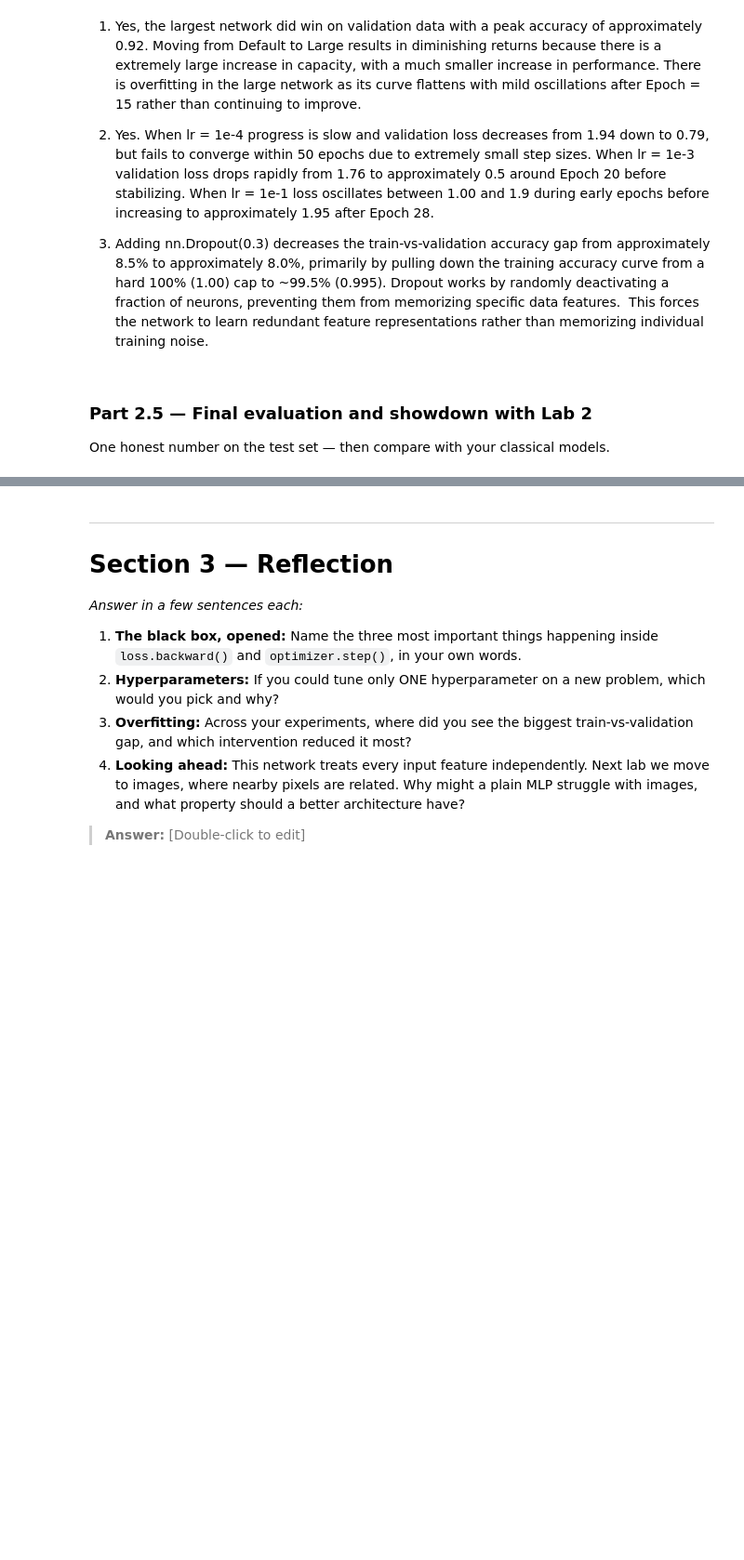
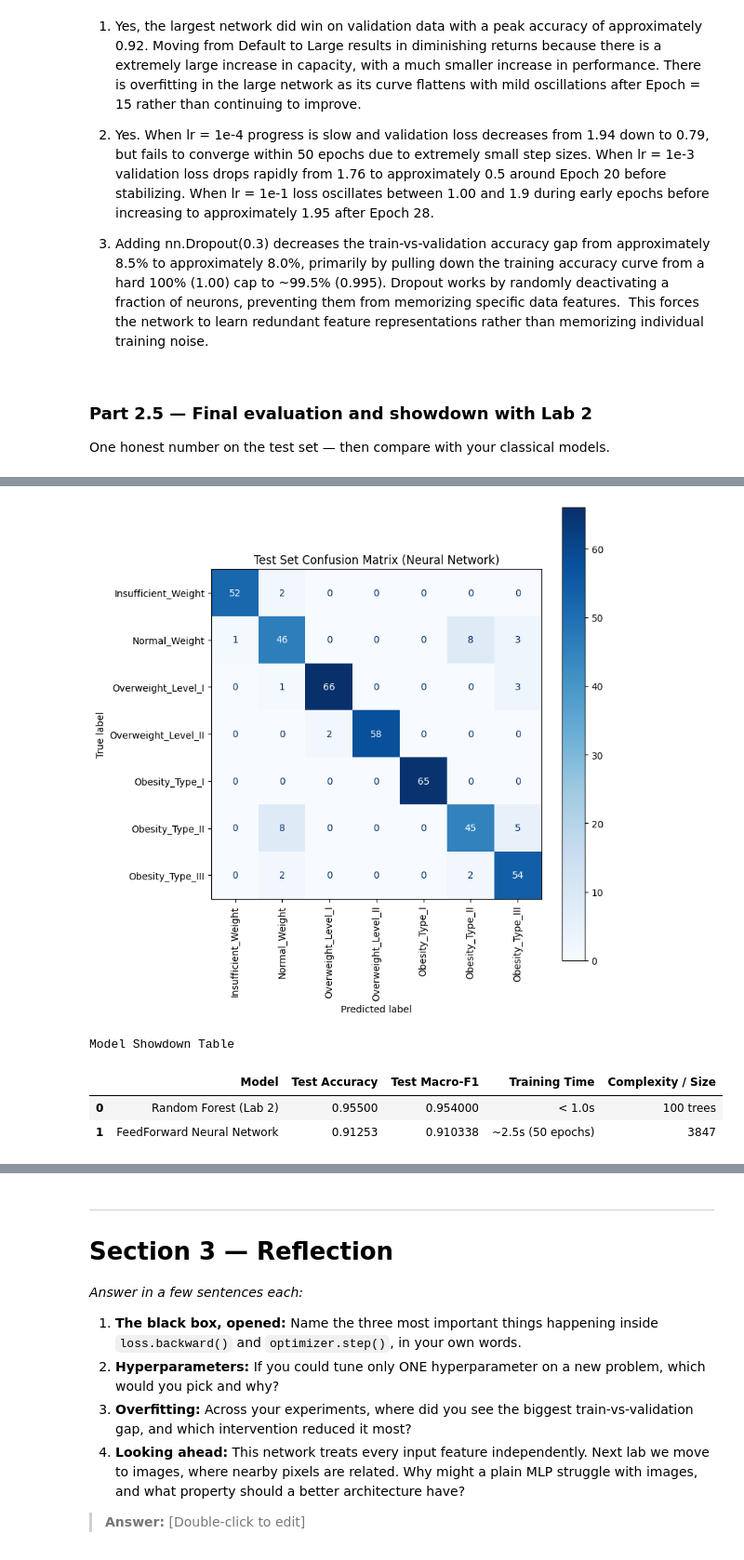
Before and after one commit to abakwofie/lab-3, a Jupyter notebook: lab_3.ipynb, the cells around one changed output, grey strips where cells are left out. Shown at 93% size. Cells and saved outputs as stored; diff of their text form; code cells hidden in the pictures; blank space fills up the shorter version.

```diff
--- a/lab_3.ipynb
+++ b/lab_3.ipynb
@@ -838,13 +838,83 @@ lr = 1e-1 loss oscillates between 1.00 and 1.9 during early epochs before increa
 One honest number on the test set — then compare with your classical models.
 # %%
 # TODO: Load your best configuration's weights; model.eval().
+class_names = [
+    "Insufficient_Weight",
+    "Normal_Weight",
+    "Overweight_Level_I",
+    "Overweight_Level_II",
+    "Obesity_Type_I",
+    "Obesity_Type_II",
+    "Obesity_Type_III",
+]
+
+test_loader = DataLoader(test_dataset, batch_size=32, shuffle=False)
+
+model.eval()
+
+all_preds = []
+all_targets = []
+
+with torch.no_grad():
+    for xb, yb in test_loader:
+        xb = xb.to(DEVICE)
+        logits = model(xb)
+        preds = torch.argmax(logits, dim=1)
+
+        all_preds.extend(preds.cpu().numpy())
+        all_targets.extend(yb.numpy())
+
+all_preds = np.array(all_preds)
+all_targets = np.array(all_targets)
 
 # TODO: Report test ACCURACY and MACRO-F1
 #   from sklearn.metrics import accuracy_score, f1_score, classification_report
+from sklearn.metrics import accuracy_score, f1_score, classification_report
+
+test_acc = accuracy_score(all_targets, all_preds)
+test_f1 = f1_score(all_targets, all_preds, average="macro")
+
+print("Test Accuracy:", round(test_acc, 4))
+print("Test Macro-F1:", round(test_f1, 4))
+print("Classification Report:")
+print(classification_report(all_targets, all_preds, target_names=class_names))
 
 # TODO: Confusion matrix for the test set with the 7 class names
 #   from sklearn.metrics import ConfusionMatrixDisplay
+from sklearn.metrics import ConfusionMatrixDisplay
+
+fig, ax = plt.subplots(figsize=(8, 8))
+ConfusionMatrixDisplay.from_predictions(
+    all_targets,
+    all_preds,
+    display_labels=class_names,
+    xticks_rotation="vertical",
+    cmap="Blues",
+    ax=ax,
+)
+plt.title("Test Set Confusion Matrix (Neural Network)")
+plt.tight_layout()
+plt.show()
 
 # TODO: Build a small comparison table (a pandas DataFrame is fine):
 #   rows = [your best Lab 2 classifier, this neural network]
 #   cols = [test accuracy, test macro-F1, training time, number of parameters/trees]
+lab2_model_name = "Random Forest (Lab 2)"
+lab2_accuracy = 0.9550
+lab2_f1 = 0.9540
+lab2_train_time = "< 1.0s"
+lab2_complexity = "100 trees"
+
+comparison_df = pd.DataFrame(
+    {
+        "Model": [lab2_model_name, "FeedForward Neural Network"],
+        "Test Accuracy": [lab2_accuracy, test_acc],
+        "Test Macro-F1": [lab2_f1, test_f1],
+        "Training Time": [lab2_train_time, "~2.5s (50 epochs)"],
+        "Complexity / Size": [lab2_complexity, total_params],
+    }
+)
+
+print("Model Showdown Table")
+display(comparison_df)
+# %% [output]
@@ -850,0 +937,5 @@ One honest number on the test set — then compare with your classical models.
+[figure, added]
+Model Showdown Table
+|  | Model | Test Accuracy | Test Macro-F1 | Training Time | Complexity / Size |
+| 0 | Random Forest (Lab 2) | 0.95500 | 0.954000 | < 1.0s | 100 trees |
+| 1 | FeedForward Neural Network | 0.91253 | 0.910338 | ~2.5s (50 epochs) | 3847 |
```
Also changed, not shown: parts of 3 cells of this notebook.
